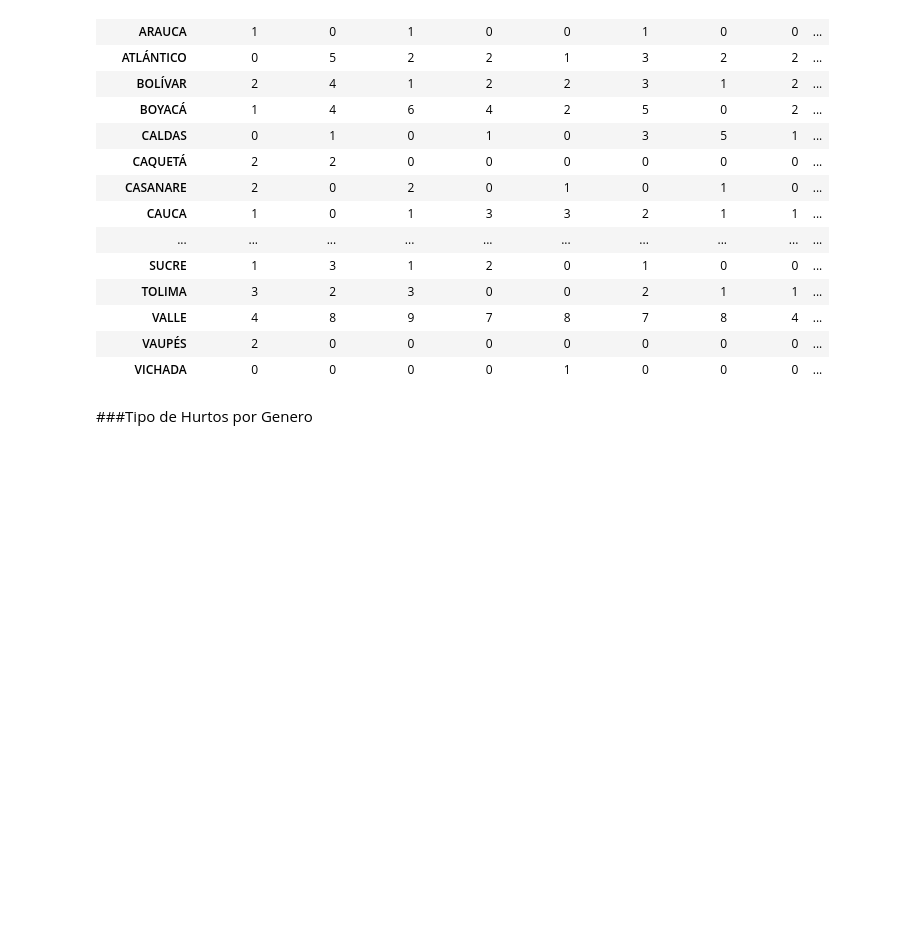
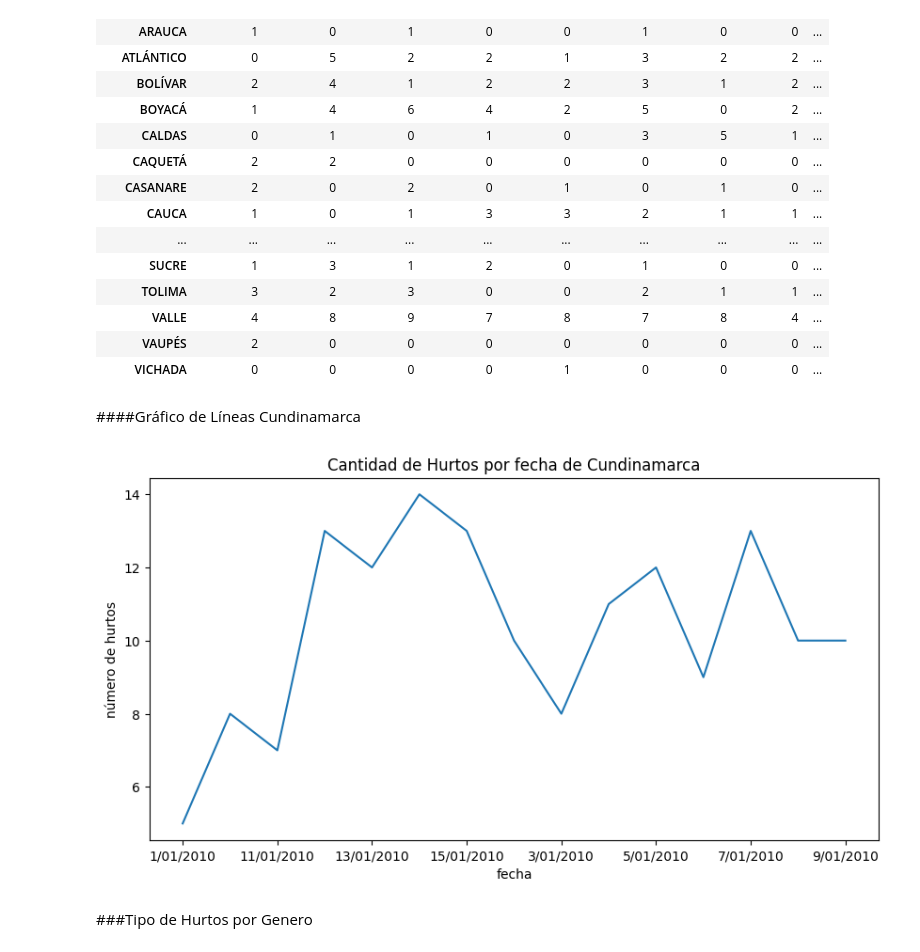
Before and after one commit to andersonjalvarado/Actividad_Dataframes_Pandas, a Jupyter notebook: Actividad_Dataframes_Pandas.ipynb, the cells around one changed output. Drawn from its saved outputs; the diff is of its cells as text; code cells hidden in the pictures; blank space fills up the shorter version.

```diff
--- a/Actividad_Dataframes_Pandas.ipynb
+++ b/Actividad_Dataframes_Pandas.ipynb
@@ -632,7 +644,8 @@ datos_hurtos.pivot_table(values='cantidad', index=['departamento'], columns=['ar
 ####Tabla Pivote Cantidad
 # %%
 #Tabla pivote de la fecha de hurtos por departamento
-datos_hurtos.pivot_table(values='cantidad', index=['departamento'], columns=['fecha_hecho'], aggfunc='count',fill_value=0)
+dpto_fecha = datos_hurtos.pivot_table(values='cantidad', index=['departamento'], columns=['fecha_hecho'], aggfunc='count',fill_value=0)
+dpto_fecha
 # %% [output]
 | fecha_hecho | 1/01/2010 | 10/01/2010 | 11/01/2010 | 12/01/2010 | 13/01/2010 | 14/01/2010 | 15/01/2010 | 2/01/2010 | ... |
 | departamento |  |  |  |  |  |  |  |  | ... |
@@ -652,6 +665,16 @@ datos_hurtos.pivot_table(values='cantidad', index=['departamento'], columns=['fe
 | VALLE | 4 | 8 | 9 | 7 | 8 | 7 | 8 | 4 | ... |
 | VAUPÉS | 2 | 0 | 0 | 0 | 0 | 0 | 0 | 0 | ... |
 | VICHADA | 0 | 0 | 0 | 0 | 1 | 0 | 0 | 0 | ... |
+# %% [markdown]
+####Gráfico de Líneas Cundinamarca
+# %%
+#Gráfico de líneas cantidad de hurtos por fecha
+lin_fecha_dpto = dpto_fecha.loc['CUNDINAMARCA'].plot(figsize=(10, 5));
+lin_fecha_dpto.set_title('Cantidad de Hurtos por fecha de Cundinamarca')
+lin_fecha_dpto.set_xlabel('fecha')
+lin_fecha_dpto.set_ylabel('número de hurtos');
+# %% [output]
+[figure, added]
 # %% [markdown]
 ###Tipo de Hurtos por Genero
 # %% [markdown]
```
Also changed, not shown: parts of 7 cells of this notebook.
